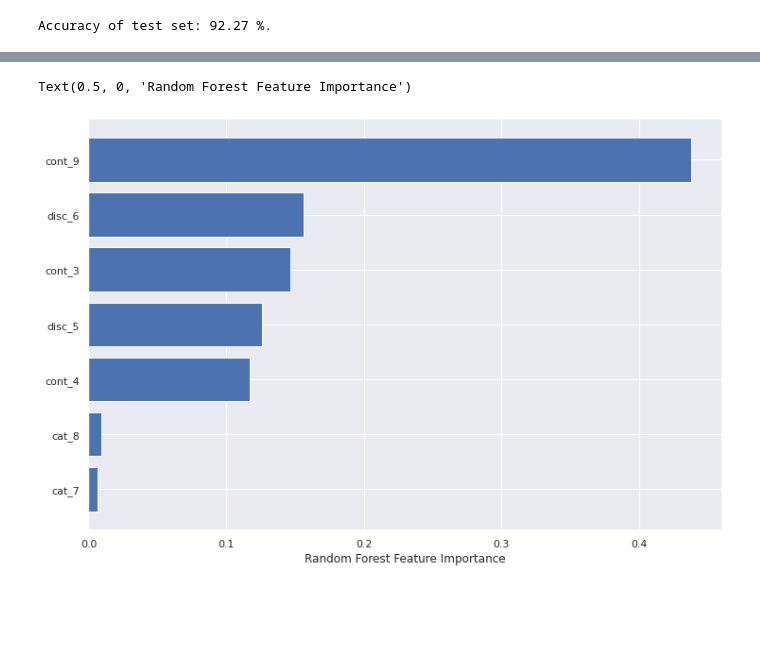
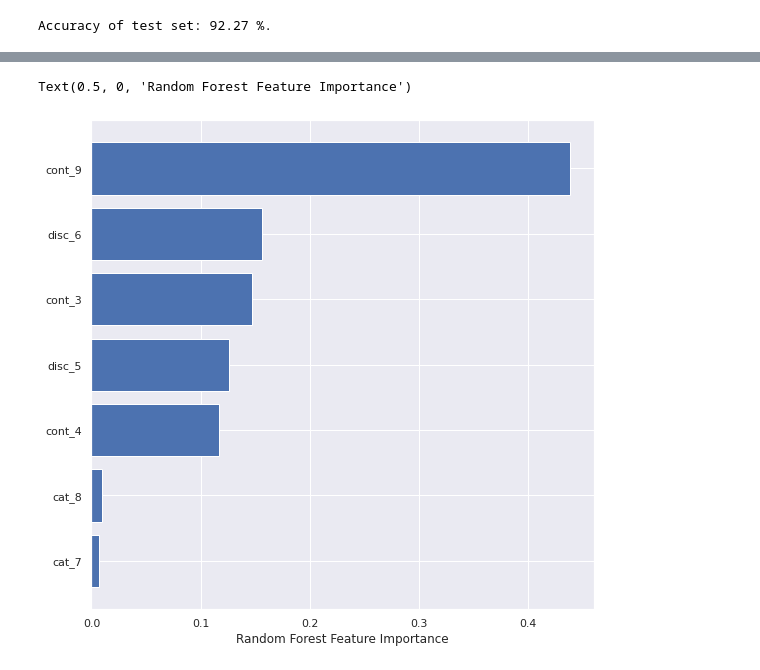
Before and after one commit to alejandraberbesi/RF_regressor, a Jupyter notebook: model.ipynb, the cells around one changed output, grey strips where cells are left out. Drawn from its saved outputs; the diff is of its cells as text; code cells hidden in the pictures; blank space fills up the shorter version.

```diff
--- a/model.ipynb
+++ b/model.ipynb
@@ -305,8 +305,9 @@ t_s acc: 92.26 %
 [80 rows x 13 columns]
 # %%
 sorted_idx = rf.feature_importances_.argsort()
+sns.set(rc={'figure.figsize':(9,9)})
 plt.barh(dataX.columns[sorted_idx], rf.feature_importances_[sorted_idx])
 plt.xlabel("Random Forest Feature Importance")
 # %% [output]
 Text(0.5, 0, 'Random Forest Feature Importance')
-[figure, old version]
+[figure, new version]
```
Also changed, not shown: parts of 4 cells of this notebook.
